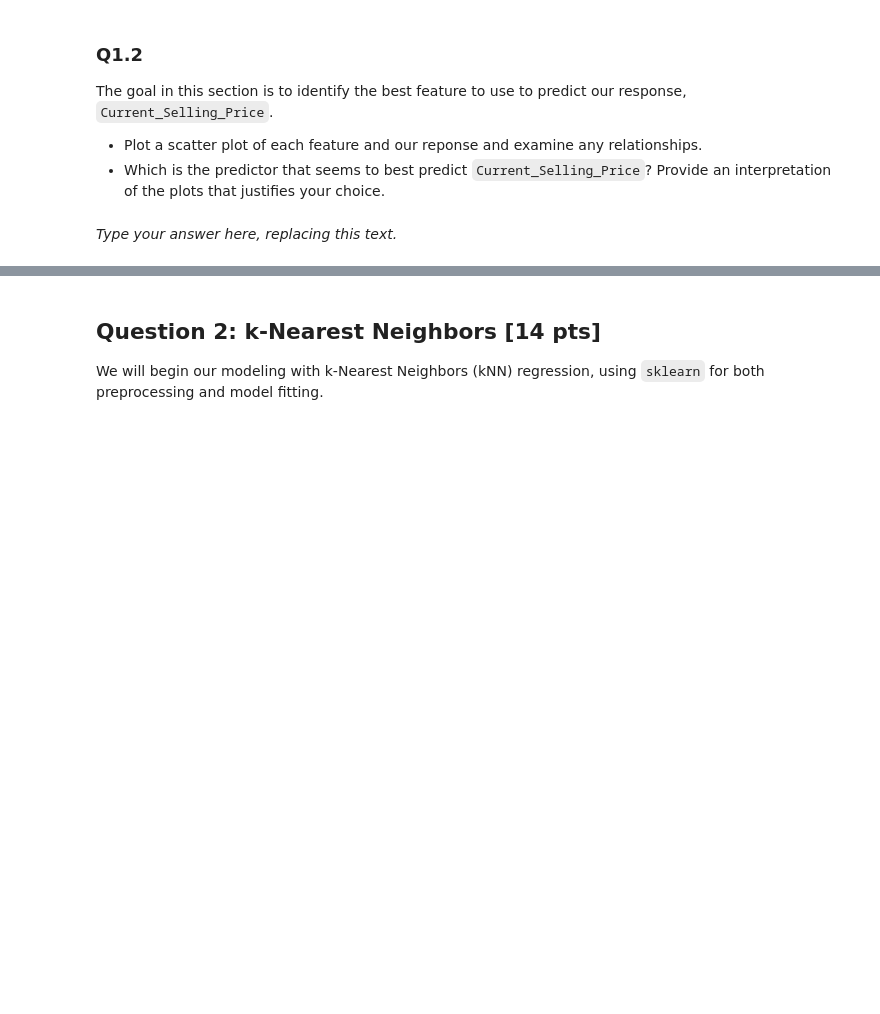
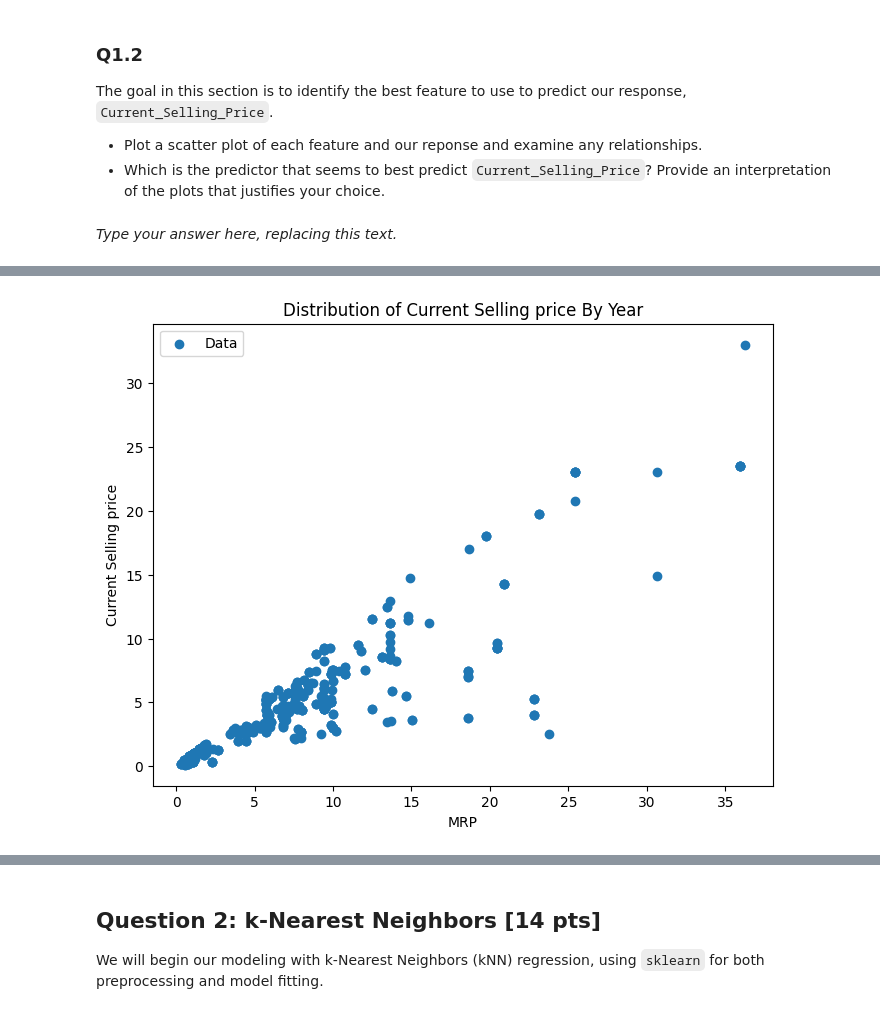
Before and after one commit to chlovec/hues_programs, a Jupyter notebook: cscie_1090a/cs1090a_hw2/cs1090a_hw2.ipynb, the cells around one changed output, grey strips where cells are left out. Saved outputs shown, nothing was run; the diff lists cells and outputs as text; code cells hidden in the pictures; blank space fills up the shorter version.

```diff
--- a/cscie_1090a/cs1090a_hw2/cs1090a_hw2.ipynb
+++ b/cscie_1090a/cs1090a_hw2/cs1090a_hw2.ipynb
@@ -155,0 +196,10 @@ _Type your answer here, replacing this text._
+# %%
+plt.figure(figsize=(8, 6))
+plt.scatter(df["MRP"], df["Current_Selling_Price"], label="Data")
+plt.xlabel("MRP")
+plt.ylabel("Current Selling price")
+plt.title("Distribution of Current Selling price By Year")
+plt.legend()
+plt.show()
+# %% [output]
+[figure, added]
```
Also changed, not shown: parts of 12 cells of this notebook, 21 other files.
